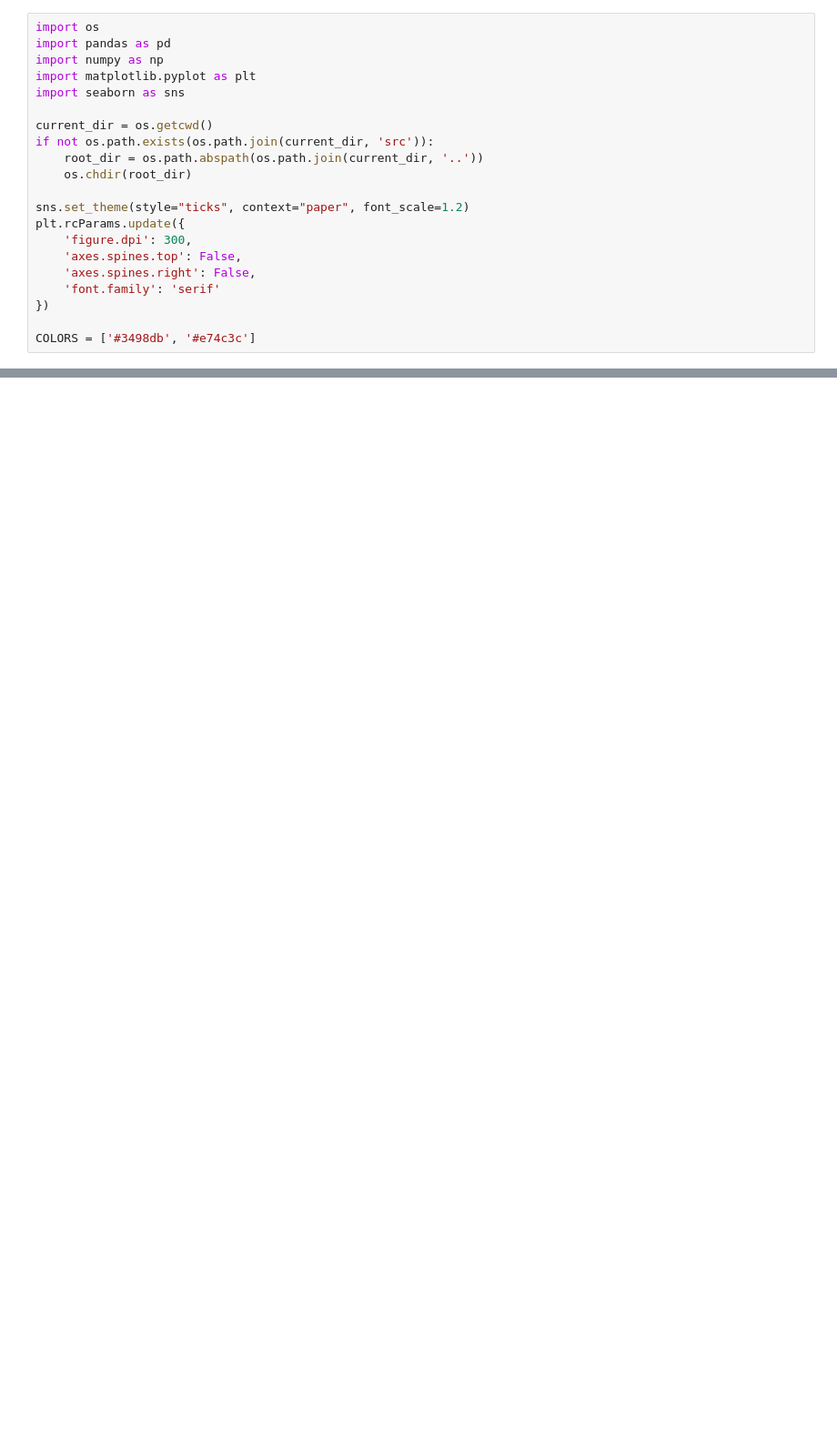
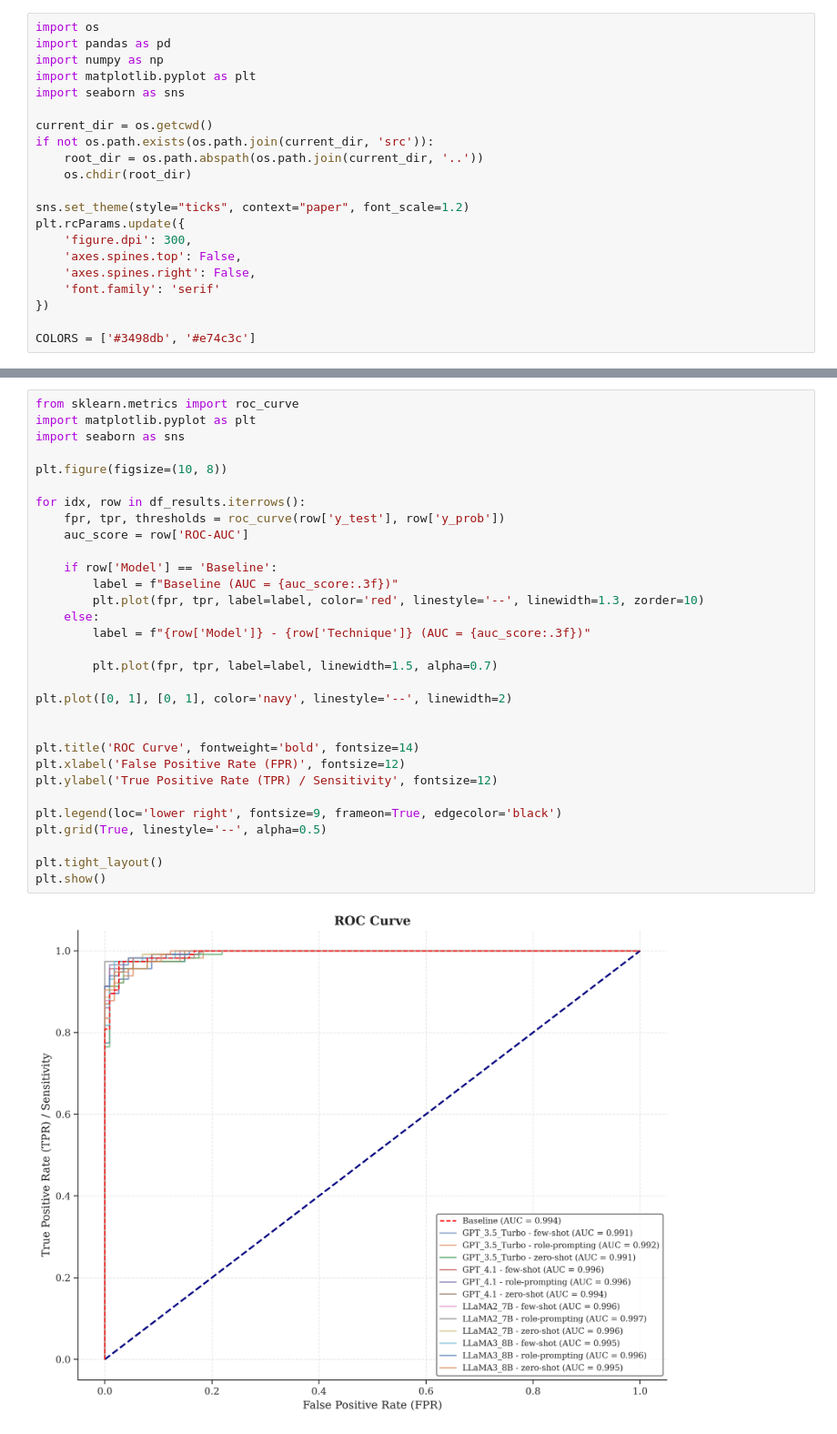
Before and after one commit to farhanhr/llm_generated_dataset, a Jupyter notebook: notebooks/LLM_augmented_notebooks.ipynb, the cells around one changed output, grey strips where cells are left out. Shown at 91% size. Cells and saved outputs as stored; diff of their text form; blank space fills up the shorter version.

```diff
--- a/notebooks/LLM_augmented_notebooks.ipynb
+++ b/notebooks/LLM_augmented_notebooks.ipynb
@@ -248,3 +365,36 @@ plt.show()
+# %%
+from sklearn.metrics import roc_curve
+import matplotlib.pyplot as plt
+import seaborn as sns
+
+plt.figure(figsize=(10, 8))
+
+for idx, row in df_results.iterrows():
+    fpr, tpr, thresholds = roc_curve(row['y_test'], row['y_prob'])
+    auc_score = row['ROC-AUC']
+
+    if row['Model'] == 'Baseline':
+        label = f"Baseline (AUC = {auc_score:.3f})"
+        plt.plot(fpr, tpr, label=label, color='red', linestyle='--', linewidth=1.3, zorder=10)
+    else:
+        label = f"{row['Model']} - {row['Technique']} (AUC = {auc_score:.3f})"
+
+        plt.plot(fpr, tpr, label=label, linewidth=1.5, alpha=0.7)
+
+plt.plot([0, 1], [0, 1], color='navy', linestyle='--', linewidth=2)
+
+
+plt.title('ROC Curve', fontweight='bold', fontsize=14)
+plt.xlabel('False Positive Rate (FPR)', fontsize=12)
+plt.ylabel('True Positive Rate (TPR) / Sensitivity', fontsize=12)
+
+plt.legend(loc='lower right', fontsize=9, frameon=True, edgecolor='black')
+plt.grid(True, linestyle='--', alpha=0.5)
+
+plt.tight_layout()
+plt.show()
+# %% [output]
+[figure, added]
 # %%
 import os
 import glob
```
Also changed, not shown: parts of 8 cells of this notebook.
